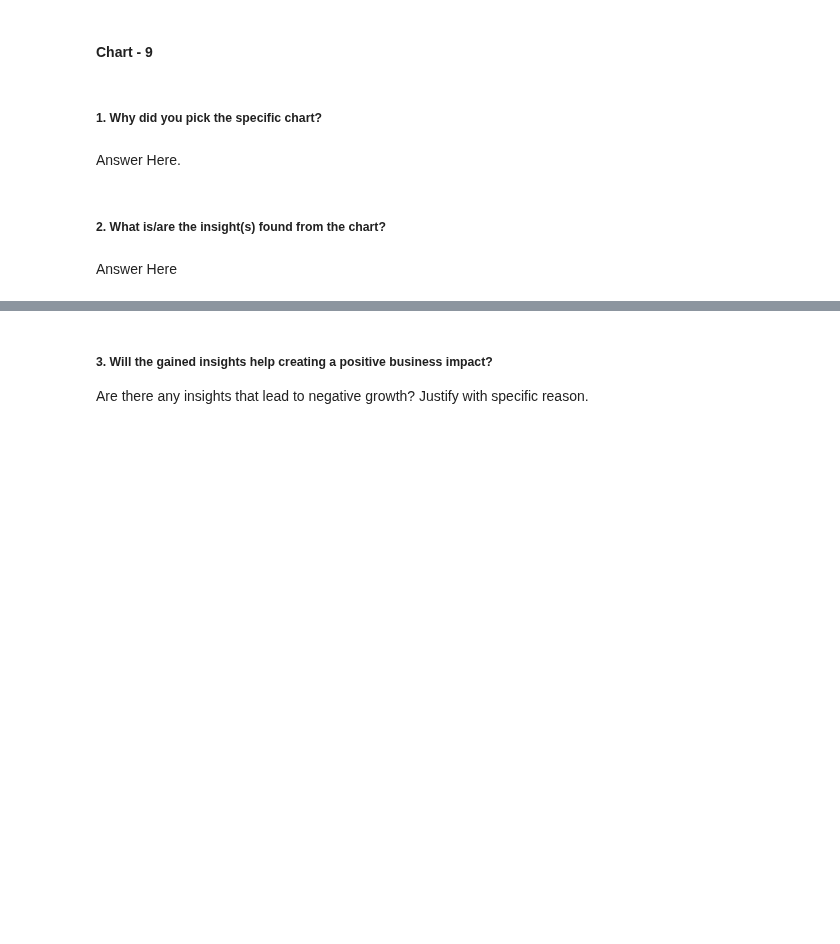
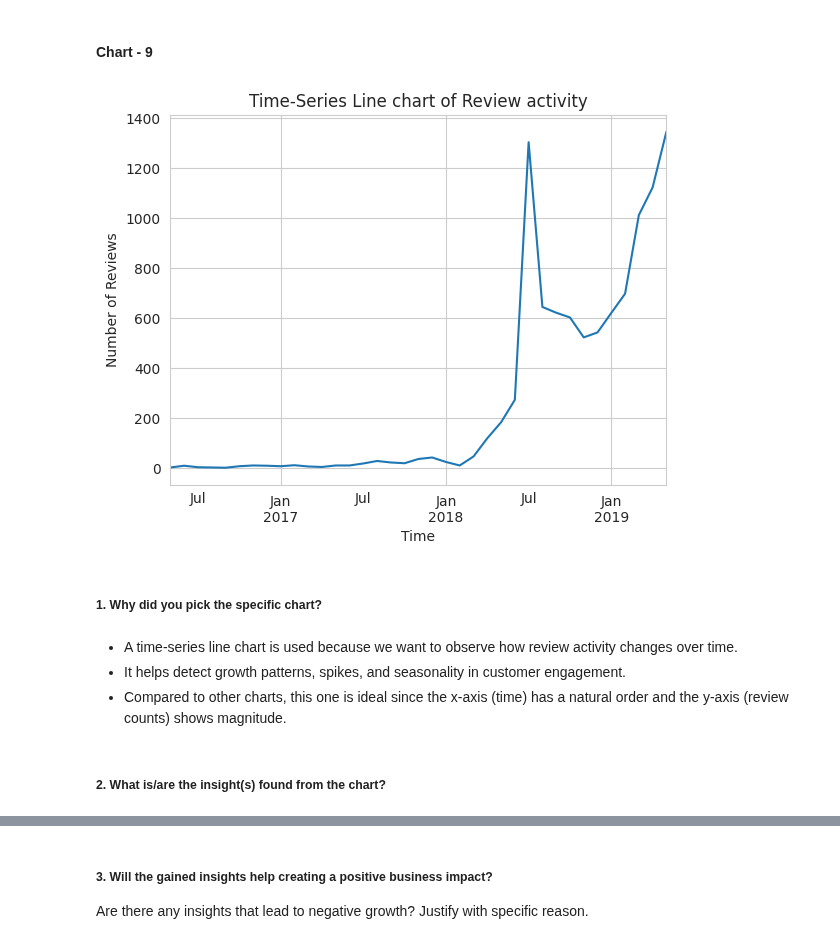
Before and after one commit to Ash99-commits/Unsupervised_ML_Zomato-Restaurant_Clustering_And_Sentiment_Analysis, a Jupyter notebook: Unsupervised_ML_Zomato_Restaurant_Clustering_And_Sentiment_Analysis_Ashwani_Kumar_Patra.ipynb, the cells around one changed output, grey strips where cells are left out. Cells and saved outputs as stored; diff of their text form; code cells hidden in the pictures; blank space fills up the shorter version.

Commit message:
Chart 9 - Time-Series Line chart of Review activity, plotted, insights are driven from it, along with its business impact [both positive and negative(if any)].

```diff
--- a/Unsupervised_ML_Zomato_Restaurant_Clustering_And_Sentiment_Analysis_Ashwani_Kumar_Patra.ipynb
+++ b/Unsupervised_ML_Zomato_Restaurant_Clustering_And_Sentiment_Analysis_Ashwani_Kumar_Patra.ipynb
@@ -1252,8 +1250,33 @@ Business Impact :-
+# %%
+# Chart 9 Visualization Code - Time-Series Line chart of Review activity
+
+# Converting 'Time' column to datetime format (so it can be used for time-based operations)
+reviews_df['Time'] = pd.to_datetime(reviews_df['Time'])
+
+# Grouping (resampling) data by month and counting number of reviews in each month
+review_trend = reviews_df.resample('M', on='Time')['Review'].count()
+
+# Plotting the monthly review counts as a line chart
+review_trend.plot(kind='line')
+
+# Setting the title of the chart
+plt.title('Time-Series Line chart of Review activity')
+
+# Label for x-axis (Time in months)
+plt.xlabel('Time')
+
+# Label for y-axis (Number of reviews in that month)
+plt.ylabel('Number of Reviews')
+
+# Displaying the chart
+plt.show()
+# %% [output]
+[figure, added]
 # %% [markdown]
 ##### 1. Why did you pick the specific chart?
-# %% [markdown]
-Answer Here.
+# %% [markdown]
+*  A time-series line chart is used because we want to observe how review activity changes over time.
+*  It helps detect growth patterns, spikes, and seasonality in customer engagement.
+*  Compared to other charts, this one is ideal since the x-axis (time) has a natural order and the y-axis (review counts) shows magnitude.
 # %% [markdown]
 ##### 2. What is/are the insight(s) found from the chart?
-# %% [markdown]
-Answer Here
```
Also changed, not shown: parts of 4 cells of this notebook.
